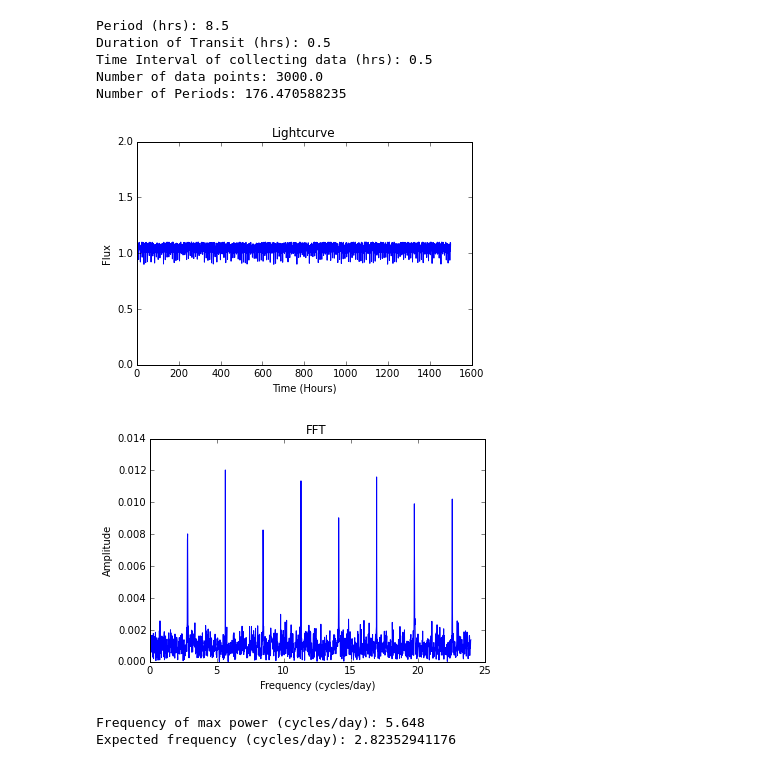
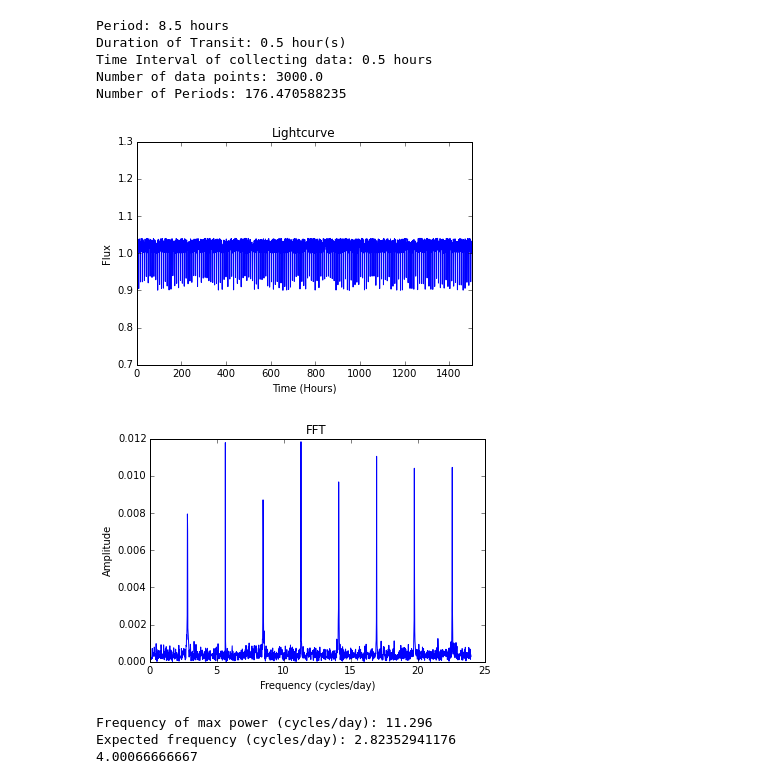
Before and after one commit to dianadianadiana/FFT, a Jupyter notebook: flux_function.ipynb, the cells around one changed output. Drawn from its saved outputs; the diff is of its cells as text; code cells hidden in the pictures.

Commit message:
multiples of 1.0 and .5 for the period work.. but something like 8.3 will not create a good looking FFT

```diff
--- a/flux_function.ipynb
+++ b/flux_function.ipynb
@@ -6,57 +6,61 @@ from numpy import pi,sin
 # %%
 def flux(t, x):
-    """ Takes a time array, and a parameter array to output a flux array
+    """ Takes a time array and a parameter array to output a flux array
 
     t: time array
-    x: array - [delta, t0, period, d, sigma]
+    x: parameter array == [delta, t0, period, d, sigma]
         delta: change in flux
         t0: time of transit (hours)
         period: orbital period (hours)
         d: duration of transit(hours)
         sigma: amount of scatter
     """
-    orbital_phase = (t-x[1])/x[2] #orbital_phase = (t-t0)/period ##phase = 0 at t0
-    m = np.modf(orbital_phase)[1]
-    t_m = t0 + m*x[2]
-    trans_bool = np.abs(t-t_m) <= d/2
+
+    orbital_phase = (t-x[1])/x[2] # orbital_phase = (t-t0)/period ##phase = 0 at t0
+    m = np.modf(orbital_phase)[1] # takes the integer part of the array
+    t_m = t0 + m*x[2] # t(m) = t0 + m(t) * period
+    trans_bool = np.abs(t-t_m) < d/2
     flux_mod = [1-x[0] if i else 1 for i in trans_bool] + np.random.random_sample(N) * x[4]
     return flux_mod
 # %%
 #Variables
+
 delta = .1 # depth # (Rplanet / Rstar)**2
-t0 = 0 # time of transit in hours
+t0 = 0.0 # time of transit in hours
 period = 8.5 # orbital period in hours
 d = .5 # duration of transit in hours
-sigma = .1 #scatter
+sigma = 0.04 #scatter
 x = [delta, t0, period, d, sigma]
 
 time_int = .5 # time interval of receiving data in hours
-print("Period (hrs): " + str(period))
-print("Duration of Transit (hrs): " + str(d))
-print("Time Interval of collecting data (hrs): " + str(time_int))
+print("Period: " + str(period) + " hours")
+print("Duration of Transit: " + str(d) + " hour(s)")
+print("Time Interval of collecting data: " + str(time_int) + " hours")
 
 a, b = 0, 1500
 #N: number of data points
 N = np.round((b-a) / time_int) #float
 print("Number of data points: " + str(N))
 t = np.linspace(a, b, N, endpoint = False)
 d_pts = (b-a)/N
 print("Number of Periods: " +str((b-a)/period))
 
-f = flux(t,x)
+#plot lightcurve
+f = flux(t, x)
 plt.plot(t, f)
 plt.title("Lightcurve")
 plt.xlabel("Time (Hours)")
 plt.ylabel("Flux")
-plt.ylim([0,2])
+plt.xlim([a,b])
+plt.ylim([.7,1.3])
 plt.show()
 # %% [output]
-Period (hrs): 8.5
-Duration of Transit (hrs): 0.5
-Time Interval of collecting data (hrs): 0.5
+Period: 8.5 hours
+Duration of Transit: 0.5 hour(s)
+Time Interval of collecting data: 0.5 hours
 Number of data points: 3000.0
 Number of Periods: 176.470588235
-[figure, old version]
+[figure, new version]
 # %%
 #FFT part
 
@@ -64,7 +68,7 @@ norm_fact = 2.0 / N # normalization factor
 f_flux = fft(f) * norm_fact
 
 freq = fftfreq(np.int(len(f)))
-freq_fact = 1.0 / d_pts #frequency factor # notice it is the same for y and y1
+freq_fact = 1.0 / d_pts # frequency factor
 
 postivefreq = freq > 0 # take only positive values
 freq, f_flux = freq[postivefreq], f_flux[postivefreq]
@@ -73,23 +77,25 @@ power = np.abs(f_flux)
 
 conv_hr_day = 24. #conversion factor from cycles/hour to cycles/day
 plt.plot(freq*freq_fact*conv_hr_day, power,'b')
-#plt.xlim([0,.002])
-#plt.ylim([0,.004]) #plot in log space
+#plot in log space
+#f_flux_log = np.logspace
 
 plt.title("FFT")
 plt.xlabel("Frequency (cycles/day)")
 plt.ylabel("Amplitude")
 plt.show()
 # %% [output]
-[figure, old version]
+[figure, new version]
 # %%
 pos_max_power = np.argmax(power)
 
 print("Frequency of max power (cycles/day): " + str(freq[pos_max_power]*freq_fact*conv_hr_day))
 print("Expected frequency (cycles/day): " + str((1.0/period)*conv_hr_day))
+print((freq[pos_max_power]*freq_fact*conv_hr_day) / ((1.0/period)*conv_hr_day))
 # %% [output]
-Frequency of max power (cycles/day): 5.648
+Frequency of max power (cycles/day): 11.296
 Expected frequency (cycles/day): 2.82352941176
+4.00066666667
 # %%
 ###ignore
 # orbital_phase = (t-t0)/period
```
Also changed, not shown: parts of 1 cell of this notebook.
